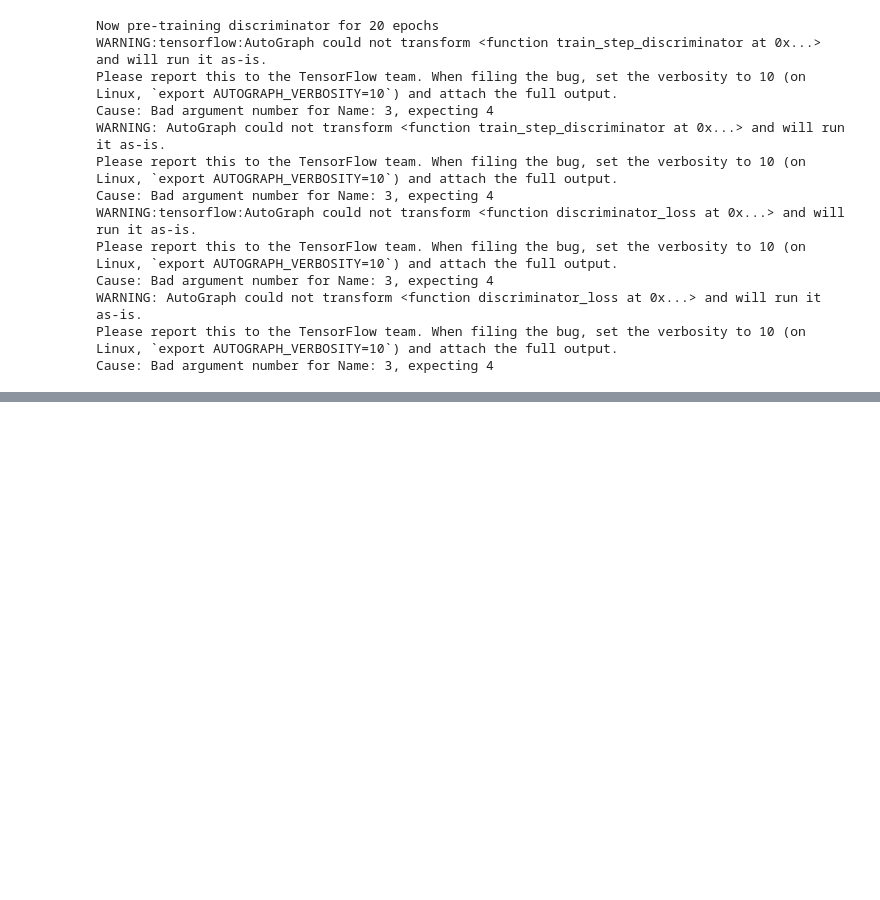
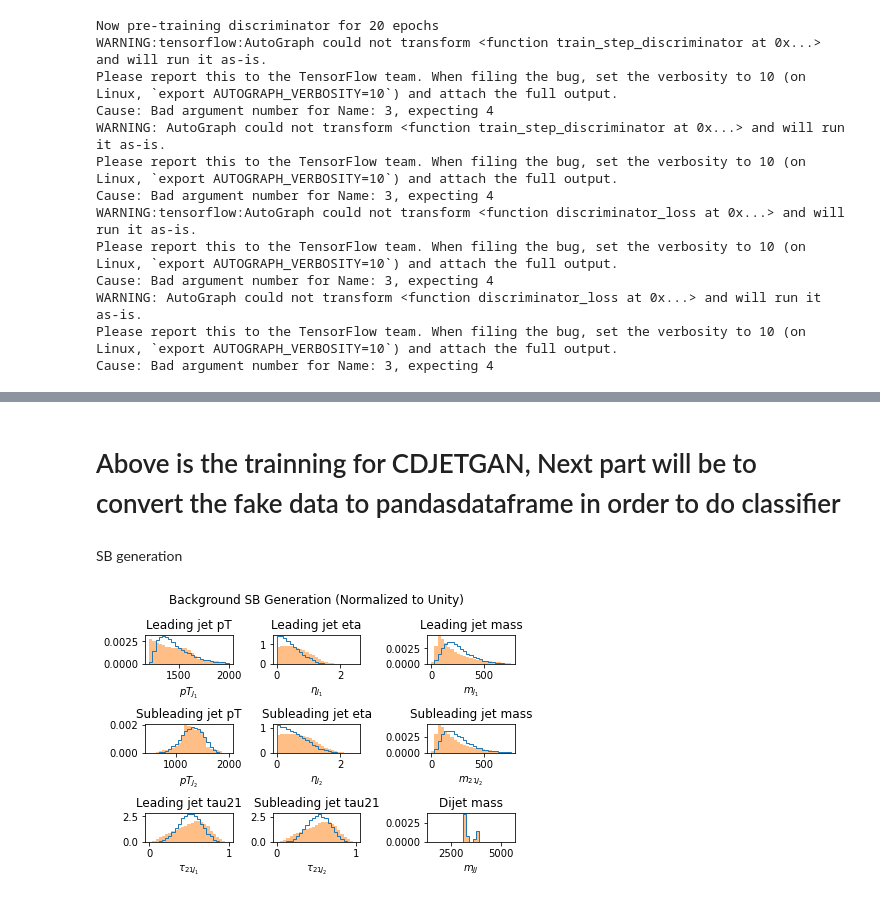
Before and after one commit to VinceLing0529/Anomaly-Detection, a Jupyter notebook: CDjetGAN.ipynb, the cells around one changed output, grey strips where cells are left out. Saved outputs shown, nothing was run; the diff lists cells and outputs as text; code cells hidden in the pictures; blank space fills up the shorter version.

```diff
--- a/CDjetGAN.ipynb
+++ b/CDjetGAN.ipynb
@@ -613 +613,3 @@ Epoch 20:
 ... (7 outputs left out)
+# %% [markdown]
+# Above is the trainning for CDJETGAN, Next part will be to convert the fake data to pandasdataframe in order to do classifier
@@ -613,0 +707,6 @@ Epoch 20:
+# %% [markdown]
+SB generation
+# %%
+fakedata=graph_gan(generator, mode = "bg_SB")
+# %% [output]
+[figure, added]
```
Also changed, not shown: parts of 12 cells of this notebook.
